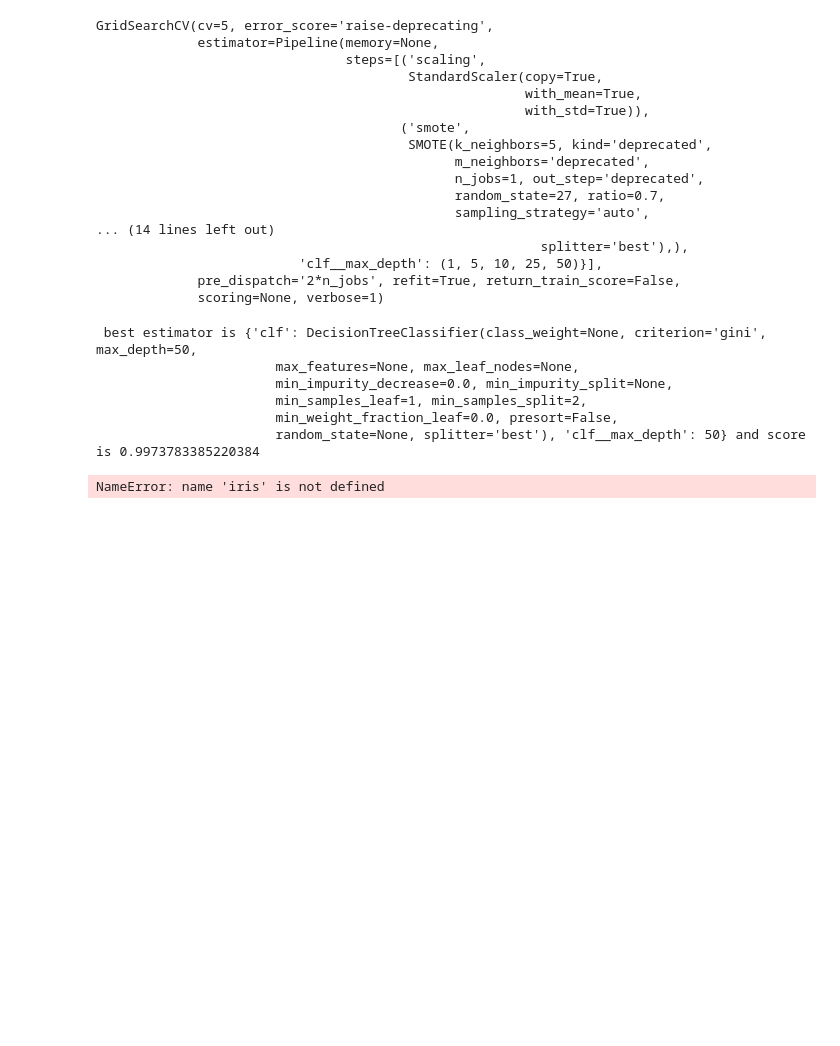
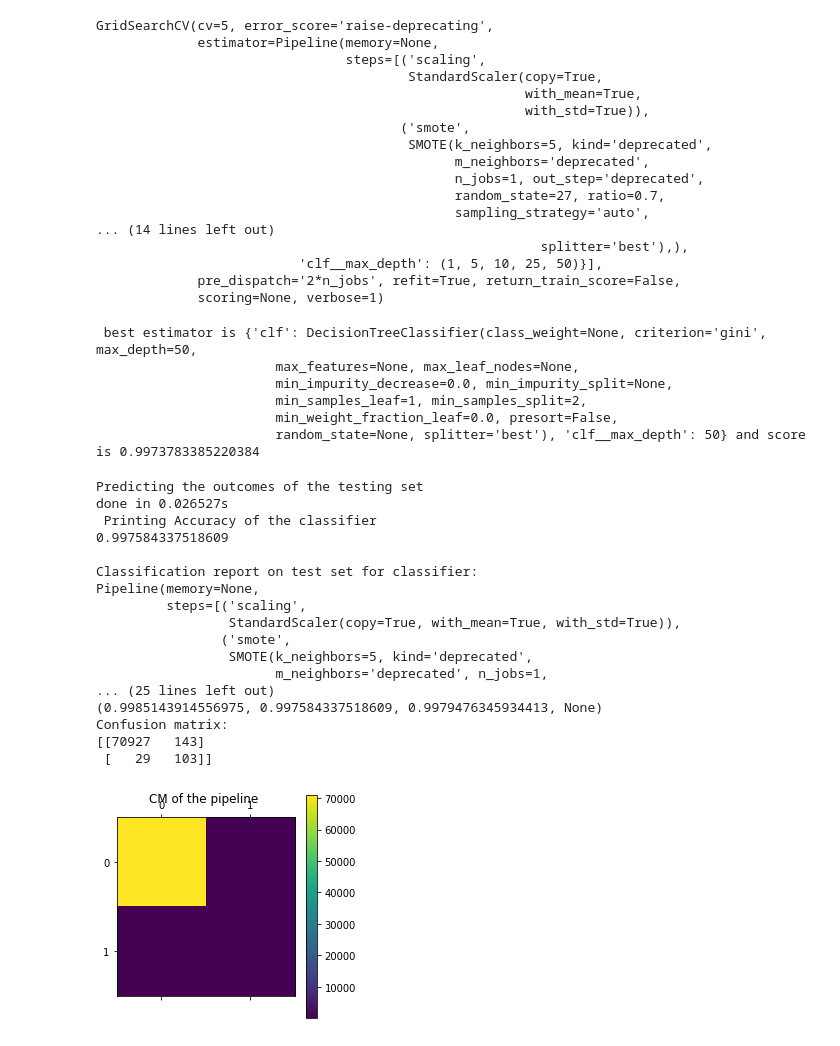
Before and after one commit to Pooja-Bhojwani/sklearn-interactive-tutorial, a Jupyter notebook: mini_project_solution.ipynb, the cells around one changed output. Saved outputs shown, nothing was run; the diff lists cells and outputs as text; code cells hidden in the pictures; blank space fills up the shorter version.

Commit message:
Final project done

```diff
--- a/mini_project_solution.ipynb
+++ b/mini_project_solution.ipynb
@@ -339,6 +340,23 @@ selected_pipeline= gs_clf.best_estimator_
 # %%
 y_pred = selected_pipeline.predict(X_test)
 # %%
-benchmark(selected_pipeline, X_test, y_test, iris.target_names, name= 'pipeline')
+benchmark(selected_pipeline, X_test, y_test, ['non-fraud', 'fraud'], name= 'pipeline')
 # %% [output]
-NameError: name 'iris' is not defined
+Predicting the outcomes of the testing set
+done in 0.026527s
+ Printing Accuracy of the classifier
+0.997584337518609
+
+Classification report on test set for classifier:
+Pipeline(memory=None,
+         steps=[('scaling',
+                 StandardScaler(copy=True, with_mean=True, with_std=True)),
+                ('smote',
+                 SMOTE(k_neighbors=5, kind='deprecated',
+                       m_neighbors='deprecated', n_jobs=1,
+... (25 lines left out)
+(0.9985143914556975, 0.997584337518609, 0.9979476345934413, None)
+Confusion matrix:
+[[70927   143]
+ [   29   103]]
+[figure, added]
```
Also changed, not shown: parts of 1 cell of this notebook.
